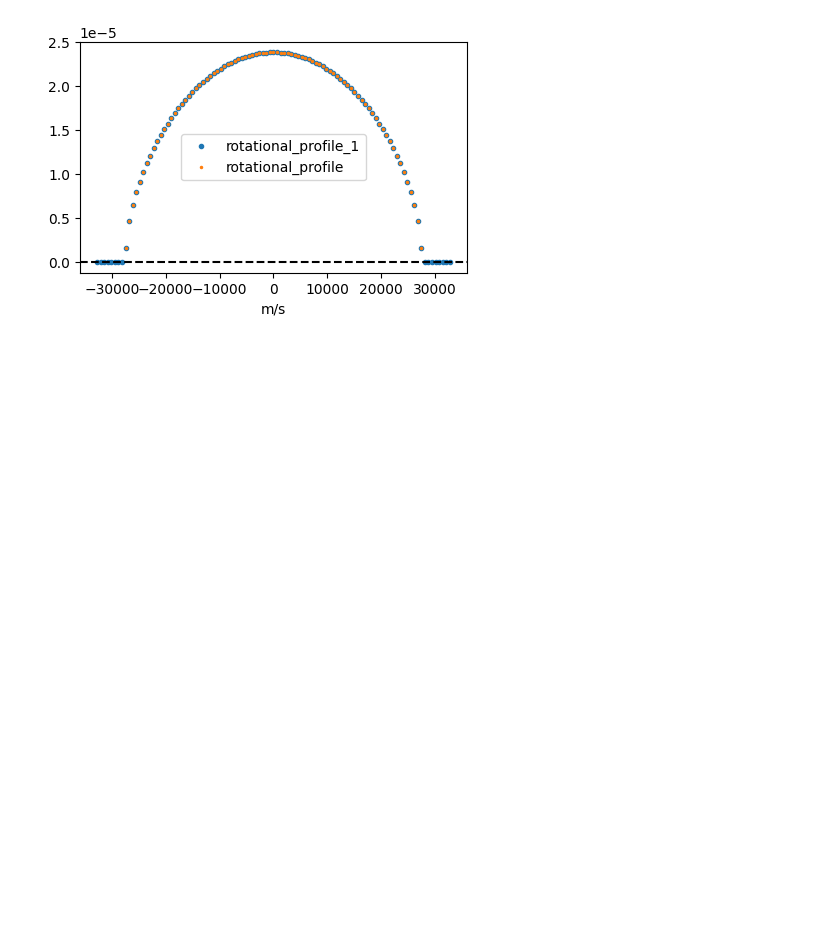
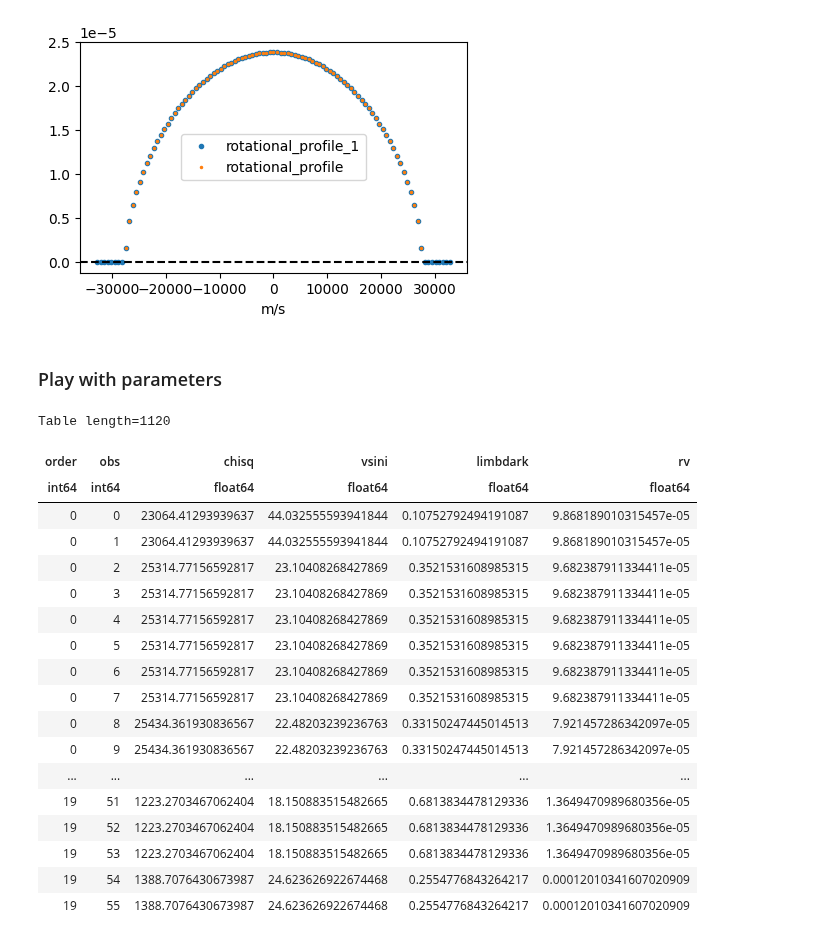
Before and after one commit to alphalyncis/dopplerimg, a Jupyter notebook: code/study_modelspec_template.ipynb, the cells around one changed output. Cells and saved outputs as stored; diff of their text form; code cells hidden in the pictures; blank space fills up the shorter version.

```diff
--- a/code/study_modelspec_template.ipynb
+++ b/code/study_modelspec_template.ipynb
@@ -99,3 +103,31 @@ plt.legend()
 plt.show()
 # %% [output]
 [figure]
+# %% [markdown]
+### Play with parameters
+# %%
+chipmods = fits.getdata("result/IGRINS_W1049B_H_chipmods_lte015.0-5.0.fits")
+chiplams = fits.getdata("result/IGRINS_W1049B_H_chiplams_lte015.0-5.0.fits")
+results = Table.read('result/IGRINS_W1049B_H_fitting_results_lte015.0-5.0.txt', format='ascii')
+# %%
+results
+# %% [output]
+Table length=1120
+| order | obs | chisq | vsini | limbdark | rv |
+| int64 | int64 | float64 | float64 | float64 | float64 |
+| 0 | 0 | 23064.41293939637 | 44.032555593941844 | 0.10752792494191087 | 9.868189010315457e-05 |
+| 0 | 1 | 23064.41293939637 | 44.032555593941844 | 0.10752792494191087 | 9.868189010315457e-05 |
+| 0 | 2 | 25314.77156592817 | 23.10408268427869 | 0.3521531608985315 | 9.682387911334411e-05 |
+| 0 | 3 | 25314.77156592817 | 23.10408268427869 | 0.3521531608985315 | 9.682387911334411e-05 |
+| 0 | 4 | 25314.77156592817 | 23.10408268427869 | 0.3521531608985315 | 9.682387911334411e-05 |
+| 0 | 5 | 25314.77156592817 | 23.10408268427869 | 0.3521531608985315 | 9.682387911334411e-05 |
+| 0 | 6 | 25314.77156592817 | 23.10408268427869 | 0.3521531608985315 | 9.682387911334411e-05 |
+| 0 | 7 | 25314.77156592817 | 23.10408268427869 | 0.3521531608985315 | 9.682387911334411e-05 |
+| 0 | 8 | 25434.361930836567 | 22.48203239236763 | 0.33150247445014513 | 7.921457286342097e-05 |
+| 0 | 9 | 25434.361930836567 | 22.48203239236763 | 0.33150247445014513 | 7.921457286342097e-05 |
+| ... | ... | ... | ... | ... | ... |
+| 19 | 51 | 1223.2703467062404 | 18.150883515482665 | 0.6813834478129336 | 1.3649470989680356e-05 |
+| 19 | 52 | 1223.2703467062404 | 18.150883515482665 | 0.6813834478129336 | 1.3649470989680356e-05 |
+| 19 | 53 | 1223.2703467062404 | 18.150883515482665 | 0.6813834478129336 | 1.3649470989680356e-05 |
+| 19 | 54 | 1388.7076430673987 | 24.623626922674468 | 0.2554776843264217 | 0.00012010341607020909 |
+| 19 | 55 | 1388.7076430673987 | 24.623626922674468 | 0.2554776843264217 | 0.00012010341607020909 |
```
Also changed, not shown: parts of 4 cells of this notebook, 2 other files.
